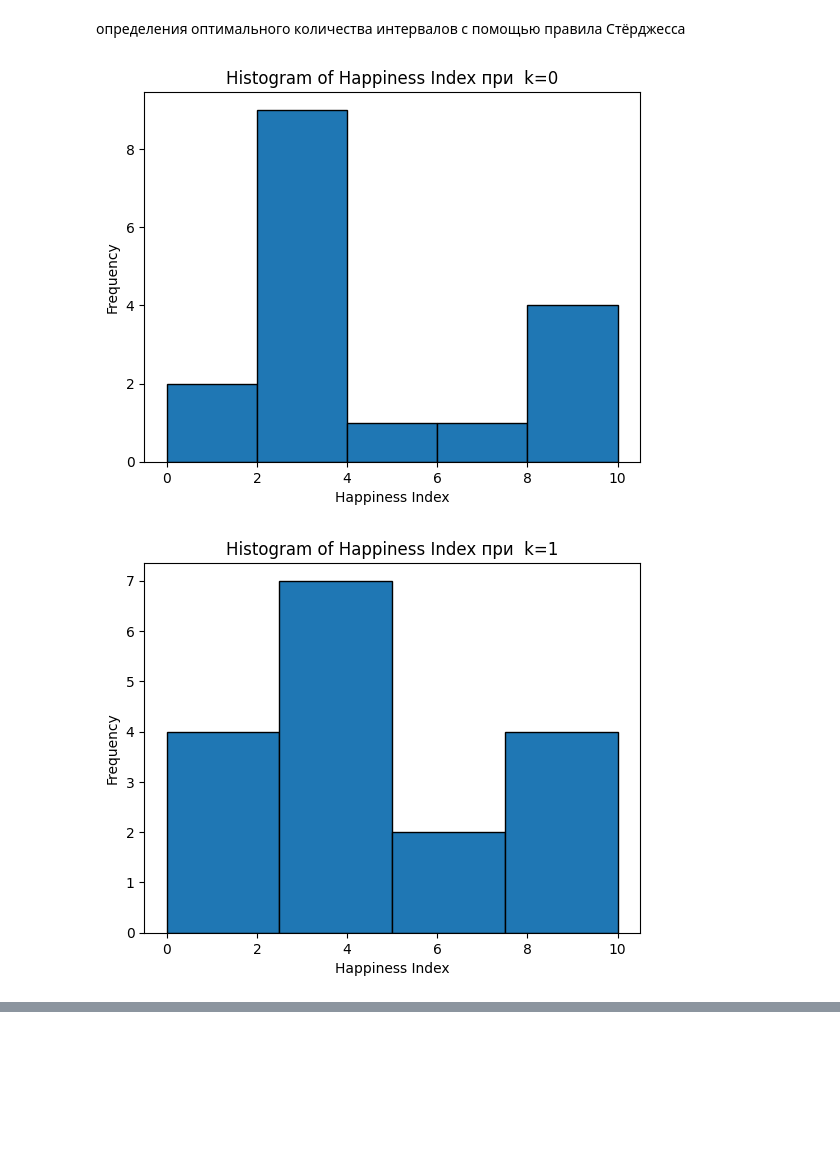
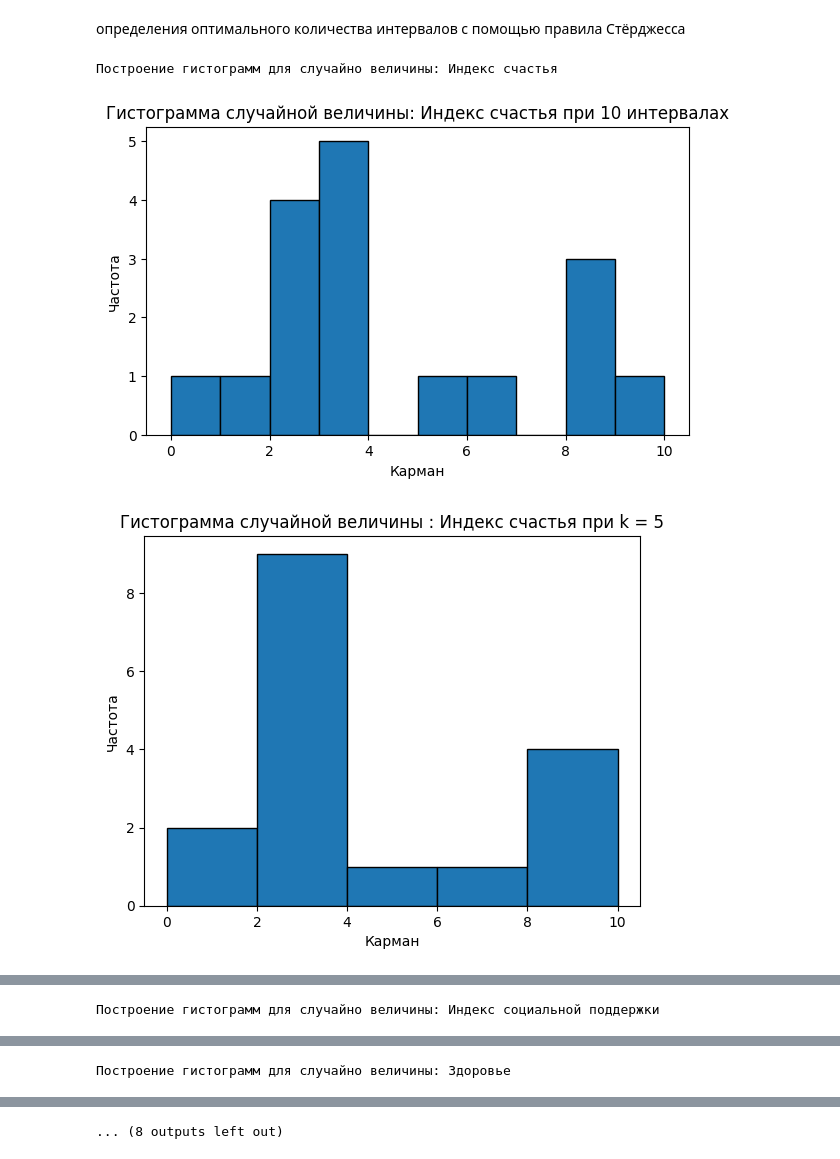
Before and after one commit to Sypoo1/TVIMS, a Jupyter notebook: main.ipynb, the cells around one changed output, grey strips where cells are left out. Saved outputs shown, nothing was run; the diff lists cells and outputs as text; code cells hidden in the pictures; blank space fills up the shorter version.

```diff
--- a/main.ipynb
+++ b/main.ipynb
@@ -77,35 +60,49 @@ plt.show()
 # %% [markdown]
 определения оптимального количества интервалов с помощью правила Стёрджесса
 # %%
-# Размер выборки
-n = len(df_2021['Индекс счастья'])
+randomVar = ['Индекс счастья', 'Индекс социальной поддержки', 'Здоровье', 'Отношение к коррупции']
+for X in randomVar:
 
-# Вычисление количества интервалов по формуле Стёрджесса
-k = int(1 + np.log2(n))
+    print(f'Построение гистограмм для случайно величины: {X}')
 
-maxHappines = df_2021['Индекс счастья'].max() + 0.0005
-minHappines = df_2021['Индекс счастья'].min() - 0.0005
+    plt.figure(figsize=(7,4))
+    plt.hist(df_2021[X], edgecolor='black')
+    plt.title(f"Гистограмма случайной величины: {X} при 10 интервалах")
+    plt.xlabel('Карман')
+    plt.ylabel('Частота')
+    plt.show()
 
-# Размах выборки
-rangeOfHappinessIndex= (maxHappines - minHappines)
+    # Размер выборки
+    n = len(df_2021[X])
 
-for i in range(0, 3):
+    # Вычисление количества интервалов по формуле Стёрджесса
+    k = int(1 + np.log2(n))
 
-    # Вычисление ширины интервала
-    width = (rangeOfHappinessIndex / (k - i))
+    maxHappines = df_2021[X].max() + 0.0005
+    minHappines = df_2021[X].min() - 0.0005
 
-    # Создание списка границ интервалов
-    bin_edges = np.arange(start=minHappines,
-                        stop=maxHappines+width,
-                        step=width)
+    # Размах выборки
+    rangeOfHappinessIndex= (maxHappines - minHappines)
+
+    for i in range(0, 3):
 
 
-    # Построение гистограммы
-    plt.hist(df_2021['Индекс счастья'], bins=bin_edges, edgecolor='black')
-    plt.title('Histogram of Happiness Index ' + 'при  k=' + str(i))
-    plt.xlabel('Happiness Index')
-    plt.ylabel('Frequency')
-    plt.show()
+        # Вычисление ширины интервала
+        width = (rangeOfHappinessIndex / (k - i))
+
+        # Создание списка границ интервалов
+        bin_edges = np.arange(start=minHappines,
+                            stop=maxHappines+width,
+                            step=width)
+
+
+        # Построение гистограммы
+        plt.hist(df_2021[X], bins=bin_edges, edgecolor='black')
+        plt.title(f"Гистограмма случайной величины : {X} при k = {k - i}")
+        plt.xlabel('Карман')
+        plt.ylabel('Частота')
+        plt.show()
 # %% [output]
+Построение гистограмм для случайно величины: Индекс счастья
-[figure, old version]
+[figure, new version]
-[figure, old version]
+[figure, new version]
@@ -112,0 +111 @@ for i in range(0, 3):
+Построение гистограмм для случайно величины: Индекс социальной поддержки
@@ -112,0 +116 @@ for i in range(0, 3):
+Построение гистограмм для случайно величины: Здоровье
@@ -112,0 +118 @@ for i in range(0, 3):
+... (8 outputs left out)
```
Also changed, not shown: parts of 7 cells of this notebook.
